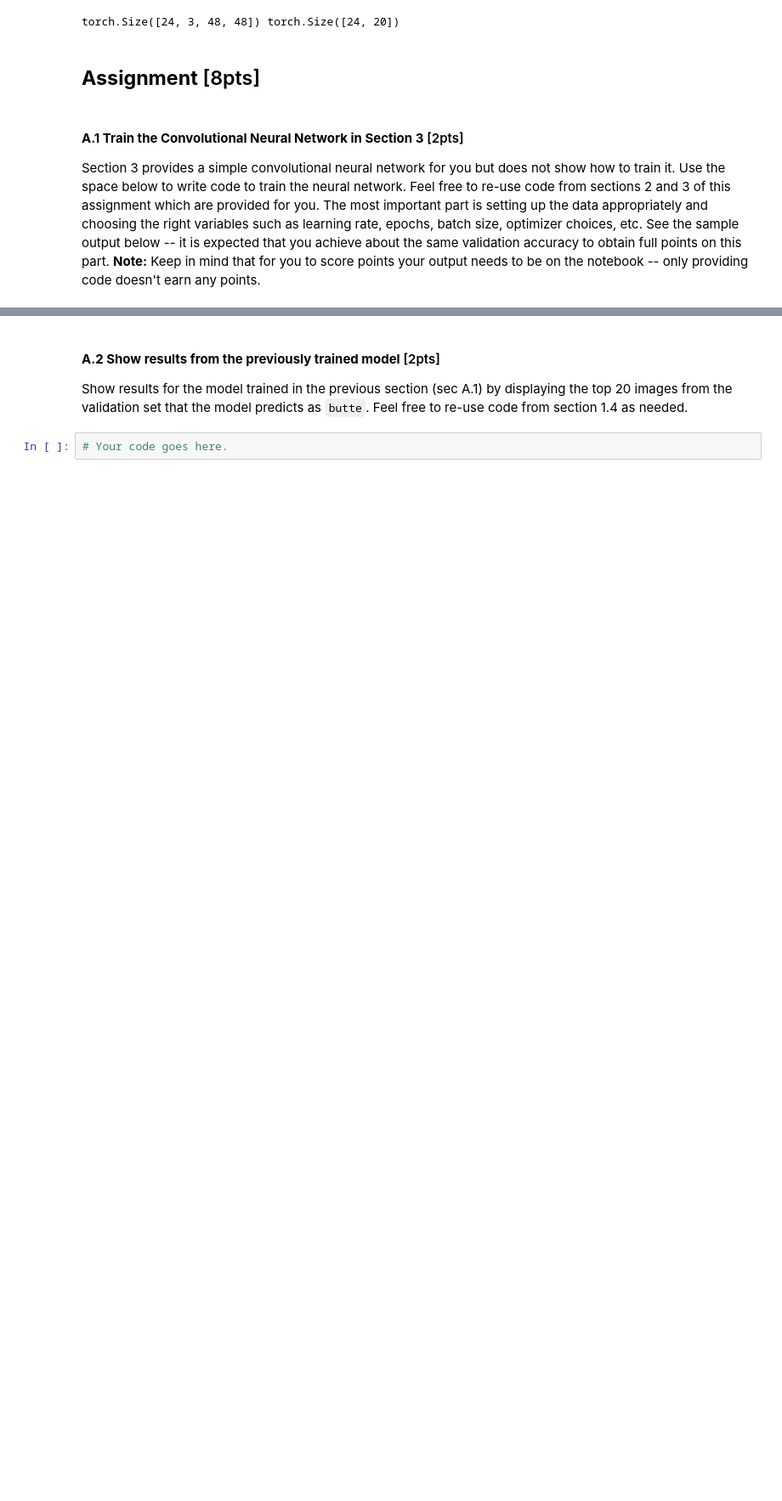
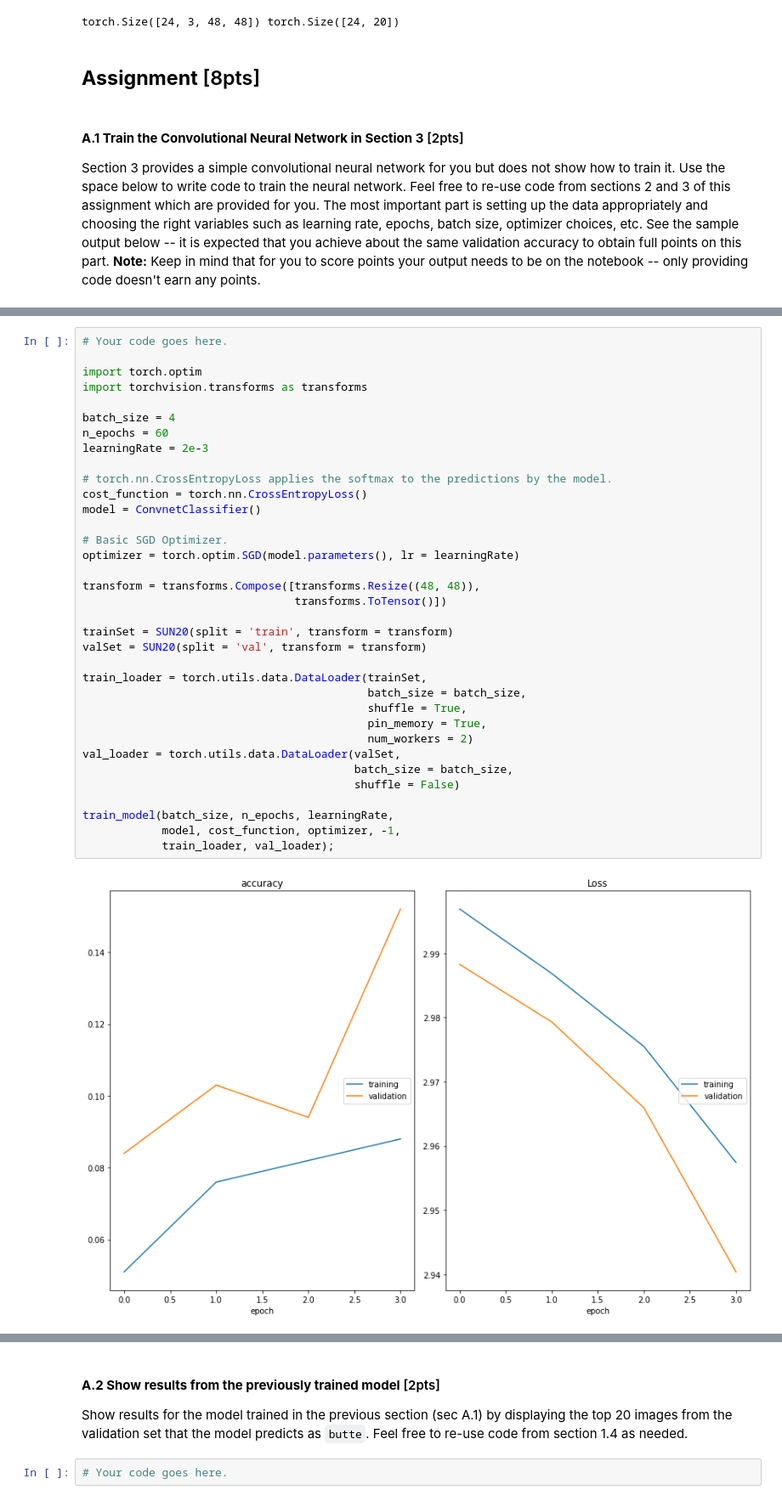
Before and after one commit to KBLin1996/Comp646-DL_for_Vision_and_Language, a Jupyter notebook: Assignment1_image_classification_and_CNN.ipynb, the cells around one changed output, grey strips where cells are left out. Shown at 85% size. Drawn from its saved outputs; the diff is of its cells as text; blank space fills up the shorter version.

```diff
--- a/Assignment1_image_classification_and_CNN.ipynb
+++ b/Assignment1_image_classification_and_CNN.ipynb
@@ -519,0 +485,37 @@ P("/v/volcano") = 0.00
+# %%
+# Your code goes here.
+
+import torch.optim
+import torchvision.transforms as transforms
+
+batch_size = 4
+n_epochs = 60
+learningRate = 2e-3
+
+# torch.nn.CrossEntropyLoss applies the softmax to the predictions by the model.
+cost_function = torch.nn.CrossEntropyLoss()
+model = ConvnetClassifier()
+
+# Basic SGD Optimizer.
+optimizer = torch.optim.SGD(model.parameters(), lr = learningRate)
+
+transform = transforms.Compose([transforms.Resize((48, 48)),
+                                transforms.ToTensor()])
+
+trainSet = SUN20(split = 'train', transform = transform)
+valSet = SUN20(split = 'val', transform = transform)
+
+train_loader = torch.utils.data.DataLoader(trainSet,
+                                           batch_size = batch_size,
+                                           shuffle = True,
+                                           pin_memory = True,
+                                           num_workers = 2)
+val_loader = torch.utils.data.DataLoader(valSet,
+                                         batch_size = batch_size,
+                                         shuffle = False)
+
+train_model(batch_size, n_epochs, learningRate,
+            model, cost_function, optimizer, -1,
+            train_loader, val_loader);
+# %% [output]
+[figure, added]
```
Also changed, not shown: parts of 16 cells of this notebook.
